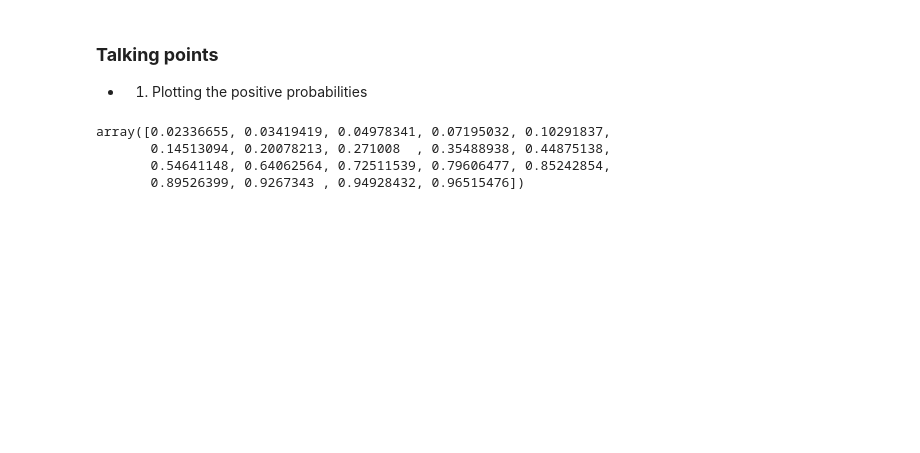
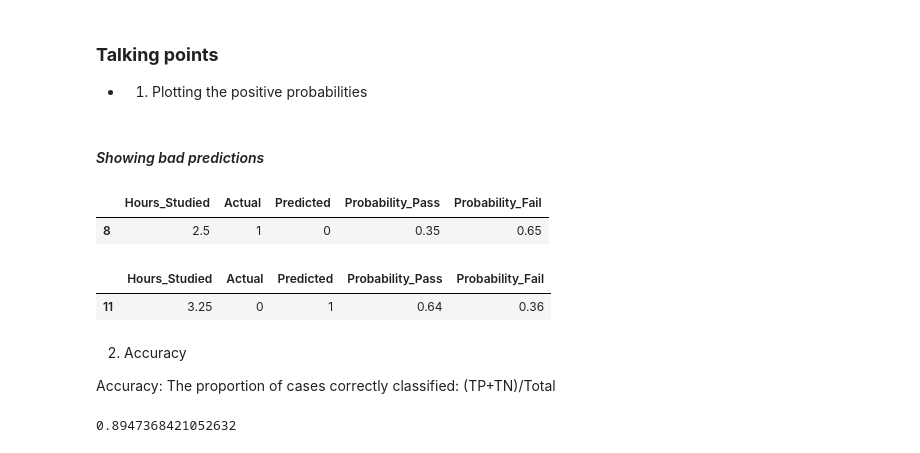
Before and after one commit to paulamrz-c/Lab_Week6, a Jupyter notebook: LogisticRegressionClassifier.ipynb, the cells around one changed output. Cells and saved outputs as stored; diff of their text form; code cells hidden in the pictures; blank space fills up the shorter version.

```diff
--- a/LogisticRegressionClassifier.ipynb
+++ b/LogisticRegressionClassifier.ipynb
@@ -404,10 +408,35 @@ plt.show()
 ### **Talking points**
 
 - 1. Plotting the positive probabilities
-# %%
-probabilities[:,1]
-# %% [output]
-array([0.02336655, 0.03419419, 0.04978341, 0.07195032, 0.10291837,
-       0.14513094, 0.20078213, 0.271008  , 0.35488938, 0.44875138,
-       0.54641148, 0.64062564, 0.72511539, 0.79606477, 0.85242854,
-       0.89526399, 0.9267343 , 0.94928432, 0.96515476])
+# %%
+df =pd.DataFrame({
+    'Hours_Studied': hours_studied.flatten(),
+    'Actual': pass_fail,
+    'Predicted': predictions,
+    'Probability_Pass': probabilities[:, 1].round(2),
+    'Probability_Fail': probabilities[:, 0].round(2)
+
+})
+# %% [markdown]
+#### _Showing bad predictions_
+# %%
+filtered_df = df[(df['Hours_Studied'] < boundary) & (df['Actual'] == 1)]
+filtered_df
+# %% [output]
+|  | Hours_Studied | Actual | Predicted | Probability_Pass | Probability_Fail |
+| 8 | 2.5 | 1 | 0 | 0.35 | 0.65 |
+# %%
+filtered_df = df[(df['Hours_Studied'] > boundary) & (df['Actual'] == 0)]
+filtered_df
+# %% [output]
+|  | Hours_Studied | Actual | Predicted | Probability_Pass | Probability_Fail |
+| 11 | 3.25 | 0 | 1 | 0.64 | 0.36 |
+# %% [markdown]
+2. Accuracy
+
+Accuracy: The proportion of cases correctly classified: (TP+TN)/Total
+# %%
+accuracy_df = df[(df['Actual'] == df['Predicted'] )]
+len(accuracy_df)/len(df)
+# %% [output]
+0.8947368421052632
```
Also changed, not shown: parts of 3 cells of this notebook.
